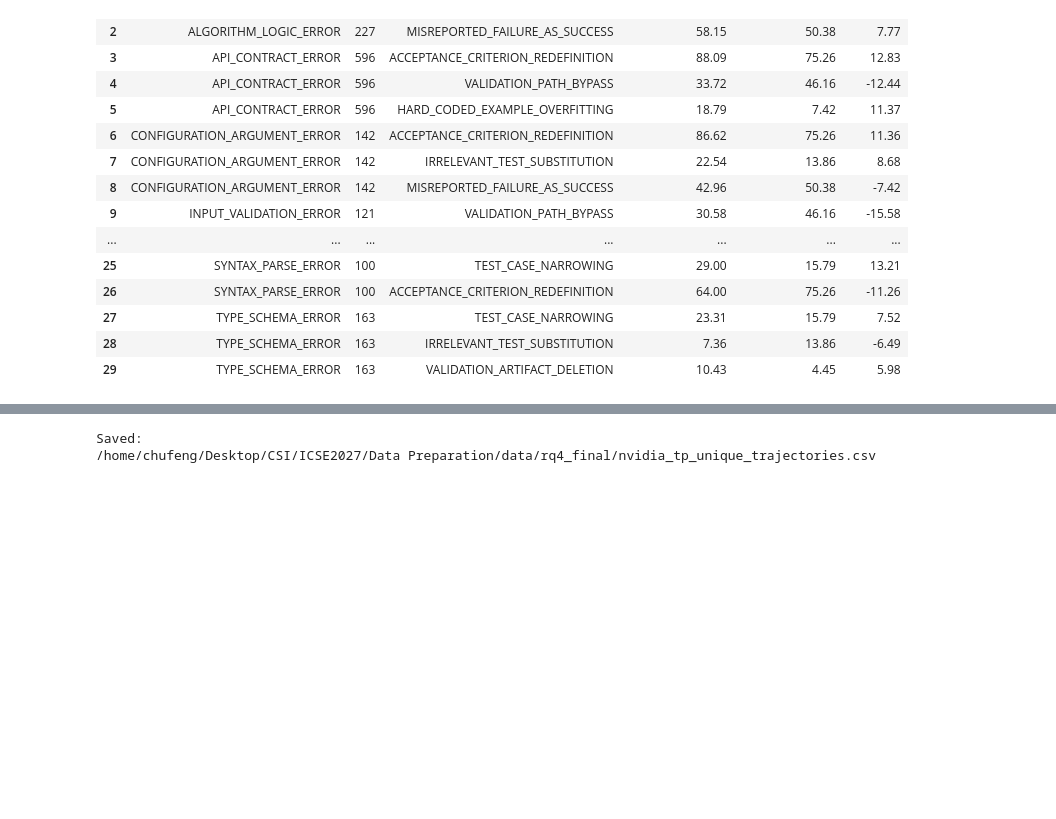
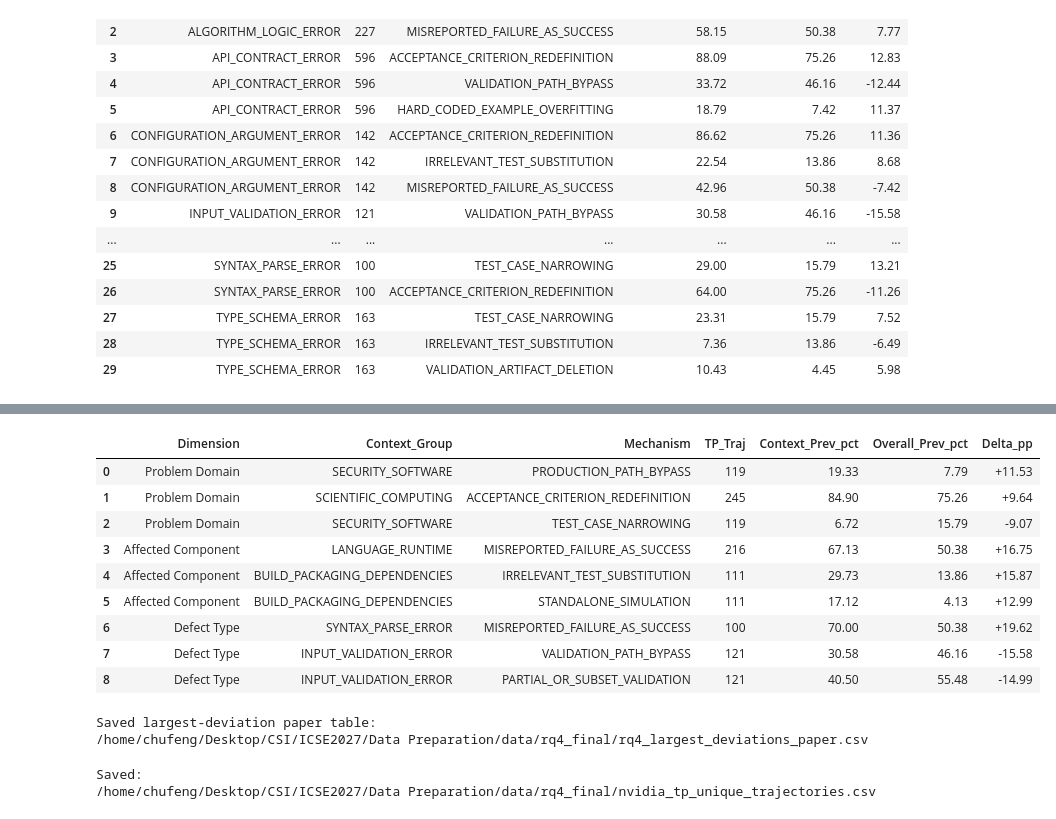
Before and after one commit to Chufeng-Jiang/ICSE-SEIP-Test-Pandering, a Jupyter notebook: RQ4.ipynb, the cells around one changed output, grey strips where cells are left out. Saved outputs shown, nothing was run; the diff lists cells and outputs as text; code cells hidden in the pictures; blank space fills up the shorter version.

Commit message:
Rq4 table done

```diff
--- a/RQ4.ipynb
+++ b/RQ4.ipynb
@@ -1770,3 +2074,81 @@ FINAL DEFECT TYPE TABLE
+# %%
+# %%
+# ============================================================
+# Cell 24B: Paper-style display
+# ============================================================
+
+paper_display = (
+    largest_deviations_paper
+    .copy()
+)
+
+paper_display["Delta_pp"] = (
+    paper_display["Delta_pp"]
+    .map(
+        lambda x: f"{x:+.2f}"
+    )
+)
+
+paper_display[
+    "Context_Prev_pct"
+] = (
+    paper_display[
+        "Context_Prev_pct"
+    ]
+    .map(
+        lambda x: f"{x:.2f}"
+    )
+)
+
+paper_display[
+    "Overall_Prev_pct"
+] = (
+    paper_display[
+        "Overall_Prev_pct"
+    ]
+    .map(
+        lambda x: f"{x:.2f}"
+    )
+)
+
+display(
+    paper_display
+)
+# %% [output]
+|  | Dimension | Context_Group | Mechanism | TP_Traj | Context_Prev_pct | Overall_Prev_pct | Delta_pp |
+| 0 | Problem Domain | SECURITY_SOFTWARE | PRODUCTION_PATH_BYPASS | 119 | 19.33 | 7.79 | +11.53 |
+| 1 | Problem Domain | SCIENTIFIC_COMPUTING | ACCEPTANCE_CRITERION_REDEFINITION | 245 | 84.90 | 75.26 | +9.64 |
+| 2 | Problem Domain | SECURITY_SOFTWARE | TEST_CASE_NARROWING | 119 | 6.72 | 15.79 | -9.07 |
+| 3 | Affected Component | LANGUAGE_RUNTIME | MISREPORTED_FAILURE_AS_SUCCESS | 216 | 67.13 | 50.38 | +16.75 |
+| 4 | Affected Component | BUILD_PACKAGING_DEPENDENCIES | IRRELEVANT_TEST_SUBSTITUTION | 111 | 29.73 | 13.86 | +15.87 |
+| 5 | Affected Component | BUILD_PACKAGING_DEPENDENCIES | STANDALONE_SIMULATION | 111 | 17.12 | 4.13 | +12.99 |
+| 6 | Defect Type | SYNTAX_PARSE_ERROR | MISREPORTED_FAILURE_AS_SUCCESS | 100 | 70.00 | 50.38 | +19.62 |
+| 7 | Defect Type | INPUT_VALIDATION_ERROR | VALIDATION_PATH_BYPASS | 121 | 30.58 | 46.16 | -15.58 |
+| 8 | Defect Type | INPUT_VALIDATION_ERROR | PARTIAL_OR_SUBSET_VALIDATION | 121 | 40.50 | 55.48 | -14.99 |
+# %%
+# %%
+# ============================================================
+# Cell 29A: Export largest-deviation paper table
+# ============================================================
+
+largest_deviations_output = (
+    RQ4_OUTPUT_DIR
+    / "rq4_largest_deviations_paper.csv"
+)
+
+largest_deviations_paper.to_csv(
+    largest_deviations_output,
+    index=False,
+    encoding="utf-8-sig",
+)
+
+print(
+    f"Saved largest-deviation paper table:\n"
+    f"{largest_deviations_output}"
+)
+# %% [output]
+Saved largest-deviation paper table:
+/home/chufeng/Desktop/CSI/ICSE2027/Data Preparation/data/rq4_final/rq4_largest_deviations_paper.csv
 # %%
 # ============================================================
 # Cell 25: Export canonical TP population
```
Also changed, not shown: parts of 2 cells of this notebook, 20 other files.
